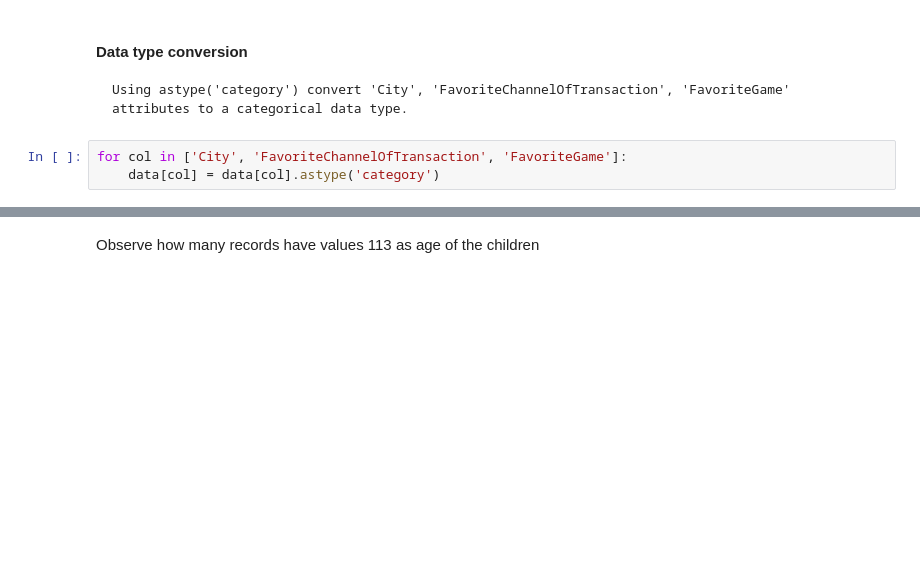
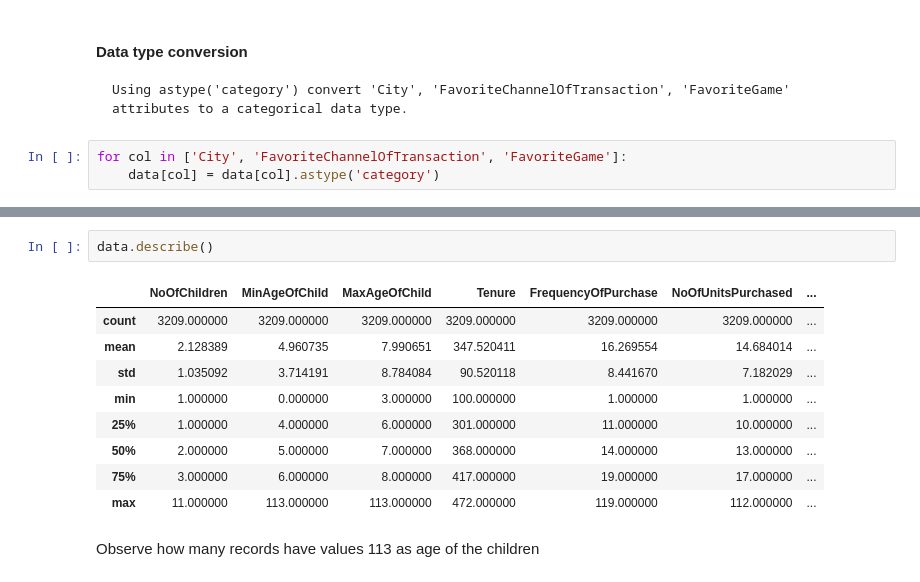
Before and after one commit to SamyaMaiti2012/insofe, a Jupyter notebook: day18/20190203_Batch56_CSE7305c_Lab04_KNN/KNN_Regression&Classification_Studentscopy.ipynb, the cells around one changed output, grey strips where cells are left out. Drawn from its saved outputs; the diff is of its cells as text; blank space fills up the shorter version.

```diff
--- a/day18/20190203_Batch56_CSE7305c_Lab04_KNN/KNN_Regression&Classification_Studentscopy.ipynb
+++ b/day18/20190203_Batch56_CSE7305c_Lab04_KNN/KNN_Regression&Classification_Studentscopy.ipynb
@@ -220,3 +235,15 @@ dtype: object
+# %%
+data.describe()
+# %% [output]
+|  | NoOfChildren | MinAgeOfChild | MaxAgeOfChild | Tenure | FrequencyOfPurchase | NoOfUnitsPurchased | ... |
+| count | 3209.000000 | 3209.000000 | 3209.000000 | 3209.000000 | 3209.000000 | 3209.000000 | ... |
+| mean | 2.128389 | 4.960735 | 7.990651 | 347.520411 | 16.269554 | 14.684014 | ... |
+| std | 1.035092 | 3.714191 | 8.784084 | 90.520118 | 8.441670 | 7.182029 | ... |
+| min | 1.000000 | 0.000000 | 3.000000 | 100.000000 | 1.000000 | 1.000000 | ... |
+| 25% | 1.000000 | 4.000000 | 6.000000 | 301.000000 | 11.000000 | 10.000000 | ... |
+| 50% | 2.000000 | 5.000000 | 7.000000 | 368.000000 | 14.000000 | 13.000000 | ... |
+| 75% | 3.000000 | 6.000000 | 8.000000 | 417.000000 | 19.000000 | 17.000000 | ... |
+| max | 11.000000 | 113.000000 | 113.000000 | 472.000000 | 119.000000 | 112.000000 | ... |
 # %% [markdown]
 Observe how many records have values 113 as age of the children
 # %%
```
Also changed, not shown: parts of 43 cells of this notebook, 1 other file.
